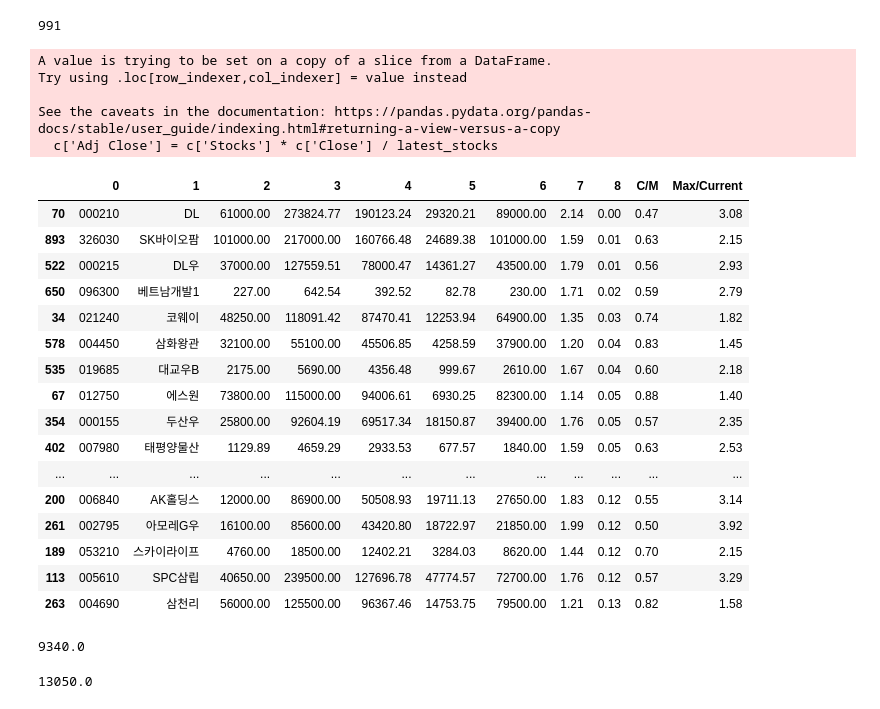
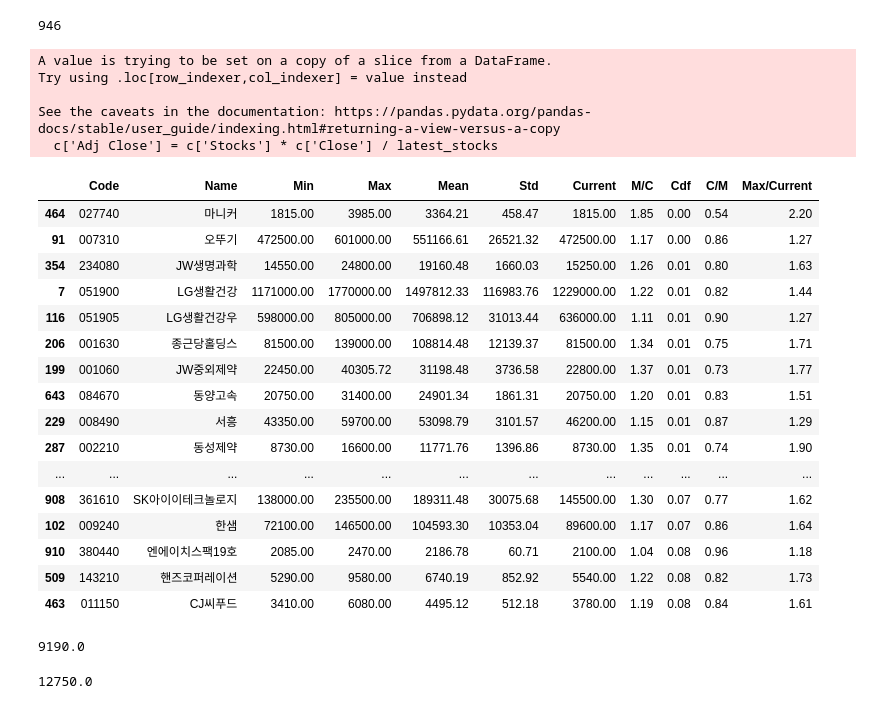
Before and after one commit to yisj/marcap-notes, a Jupyter notebook: K-today.ipynb, the cells around one changed output. Saved outputs shown, nothing was run; the diff lists cells and outputs as text; code cells hidden in the pictures.

```diff
--- a/K-today.ipynb
+++ b/K-today.ipynb
@@ -2,11 +2,12 @@
 # 우량주 분석
 import datetime
 # today=  datetime.datetime.now()
-today = datetime.datetime.strptime('2021-03-29', '%Y-%m-%d')
+today = datetime.datetime.strptime('2021-11-05', '%Y-%m-%d')
 
 first = '1995-05-02'
 m6_ago = today - datetime.timedelta(days=183)
 y1_ago = today - datetime.timedelta(days=365)
+y1_5_ago = today - datetime.timedelta(days=(365+183))
 y2_ago = today - datetime.timedelta(days=2*365)
 y3_ago  = today  - datetime.timedelta(days=3*365)
 y4_ago  = today  - datetime.timedelta(days=4*365)
@@ -20,6 +21,7 @@ today = today.strftime('%Y-%m-%d')
 
 m6_ago = m6_ago.strftime('%Y-%m-%d')
 y1_ago = y1_ago.strftime('%Y-%m-%d')
+y1_5_ago = y1_5_ago.strftime('%Y-%m-%d')
 y2_ago = y2_ago.strftime('%Y-%m-%d')
 y3_ago = y3_ago.strftime('%Y-%m-%d')
 y4_ago = y4_ago.strftime('%Y-%m-%d')
@@ -30,5 +32,5 @@ y7_ago = y7_ago.strftime('%Y-%m-%d')
 
 y8_ago = y8_ago.strftime('%Y-%m-%d')
 y10_ago = y10_ago.strftime('%Y-%m-%d')
-y1_ago
+y1_5_ago
 # %% [output]
@@ -61,6 +63,8 @@ df['Dept'].unique()
 df.reset_index(inplace=True)
 # %%
 df1 = df[df['Date']>y1_ago]
+df1_5 = df[df['Date']>y1_5_ago]
+
 df2 = df[df['Date']>y2_ago]
 df3 = df[df['Date']>y3_ago]
 df4 = df[df['Date']>y4_ago]
@@ -72,11 +76,12 @@ df7 = df[df['Date']>y7_ago]
 df8 = df[df['Date']>y8_ago]
 df10 = df[df['Date']>y10_ago]
 
-df1_10 = df[df['Date']>y10_ago]
-df1_10 = df1_10[df1_10['Date']<y1_ago]
-df1_5 = df[df['Date']>y5_ago]
-df1_5 = df1_5[df1_5['Date']<y1_ago]
+# df1_10 = df[df['Date']>y10_ago]
+# df1_10 = df1_10[df1_10['Date']<y1_ago]
+# df1_5 = df[df['Date']>y5_ago]
+# df1_5 = df1_5[df1_5['Date']<y1_ago]
 # %%
 dm6 = df[df['Date']>m6_ago]
 # %%
-d = df5
+d = df1_5
+d
@@ -87,7 +121,7 @@ codes = wuryang['Code'].unique()
 # %%
 len(codes)
 # %% [output]
-991
+946
 # %%
 data = list()
 import scipy.stats
@@ -118,37 +152,37 @@ See the caveats in the documentation: https://pandas.pydata.org/pandas-docs/stab
   c['Adj Close'] = c['Stocks'] * c['Close'] / latest_stocks
 # %%
 columns = ['Code', 'Name', 'Min', 'Max', 'Mean', 'Std', 'Current', 'M/C', 'Cdf']
-wdf = pd.DataFrame(data)
-wdf['C/M'] = 1 / wdf[7]
-wdf['Max/Current'] = wdf[3]/wdf[6]
-wdf.sort_values([8], ascending=[True]).to_csv('kospi-%s.csv' % today)
-wdf.sort_values([8], ascending=[True]).head(60)
+wdf = pd.DataFrame(data,columns=['Code', 'Name', 'Min', 'Max', 'Mean', 'Std', 'Current', 'M/C', 'Cdf'] )
+wdf['C/M'] = 1 / wdf['M/C']
+wdf['Max/Current'] = wdf['Max']/wdf['Current']
+wdf.sort_values(['Cdf'], ascending=[True]).to_csv('kospi-1.5Y-%s.csv' % today)
+wdf.sort_values(['Cdf'], ascending=[True]).head(60)
 # %% [output]
-|  | 0 | 1 | 2 | 3 | 4 | 5 | 6 | 7 | 8 | C/M | Max/Current |
-| 70 | 000210 | DL | 61000.00 | 273824.77 | 190123.24 | 29320.21 | 89000.00 | 2.14 | 0.00 | 0.47 | 3.08 |
-| 893 | 326030 | SK바이오팜 | 101000.00 | 217000.00 | 160766.48 | 24689.38 | 101000.00 | 1.59 | 0.01 | 0.63 | 2.15 |
-| 522 | 000215 | DL우 | 37000.00 | 127559.51 | 78000.47 | 14361.27 | 43500.00 | 1.79 | 0.01 | 0.56 | 2.93 |
-| 650 | 096300 | 베트남개발1 | 227.00 | 642.54 | 392.52 | 82.78 | 230.00 | 1.71 | 0.02 | 0.59 | 2.79 |
-| 34 | 021240 | 코웨이 | 48250.00 | 118091.42 | 87470.41 | 12253.94 | 64900.00 | 1.35 | 0.03 | 0.74 | 1.82 |
-| 578 | 004450 | 삼화왕관 | 32100.00 | 55100.00 | 45506.85 | 4258.59 | 37900.00 | 1.20 | 0.04 | 0.83 | 1.45 |
-| 535 | 019685 | 대교우B | 2175.00 | 5690.00 | 4356.48 | 999.67 | 2610.00 | 1.67 | 0.04 | 0.60 | 2.18 |
-| 67 | 012750 | 에스원 | 73800.00 | 115000.00 | 94006.61 | 6930.25 | 82300.00 | 1.14 | 0.05 | 0.88 | 1.40 |
-| 354 | 000155 | 두산우 | 25800.00 | 92604.19 | 69517.34 | 18150.87 | 39400.00 | 1.76 | 0.05 | 0.57 | 2.35 |
-| 402 | 007980 | 태평양물산 | 1129.89 | 4659.29 | 2933.53 | 677.57 | 1840.00 | 1.59 | 0.05 | 0.63 | 2.53 |
+|  | Code | Name | Min | Max | Mean | Std | Current | M/C | Cdf | C/M | Max/Current |
+| 464 | 027740 | 마니커 | 1815.00 | 3985.00 | 3364.21 | 458.47 | 1815.00 | 1.85 | 0.00 | 0.54 | 2.20 |
+| 91 | 007310 | 오뚜기 | 472500.00 | 601000.00 | 551166.61 | 26521.32 | 472500.00 | 1.17 | 0.00 | 0.86 | 1.27 |
+| 354 | 234080 | JW생명과학 | 14550.00 | 24800.00 | 19160.48 | 1660.03 | 15250.00 | 1.26 | 0.01 | 0.80 | 1.63 |
+| 7 | 051900 | LG생활건강 | 1171000.00 | 1770000.00 | 1497812.33 | 116983.76 | 1229000.00 | 1.22 | 0.01 | 0.82 | 1.44 |
+| 116 | 051905 | LG생활건강우 | 598000.00 | 805000.00 | 706898.12 | 31013.44 | 636000.00 | 1.11 | 0.01 | 0.90 | 1.27 |
+| 206 | 001630 | 종근당홀딩스 | 81500.00 | 139000.00 | 108814.48 | 12139.37 | 81500.00 | 1.34 | 0.01 | 0.75 | 1.71 |
+| 199 | 001060 | JW중외제약 | 22450.00 | 40305.72 | 31198.48 | 3736.58 | 22800.00 | 1.37 | 0.01 | 0.73 | 1.77 |
+| 643 | 084670 | 동양고속 | 20750.00 | 31400.00 | 24901.34 | 1861.31 | 20750.00 | 1.20 | 0.01 | 0.83 | 1.51 |
+| 229 | 008490 | 서흥 | 43350.00 | 59700.00 | 53098.79 | 3101.57 | 46200.00 | 1.15 | 0.01 | 0.87 | 1.29 |
+| 287 | 002210 | 동성제약 | 8730.00 | 16600.00 | 11771.76 | 1396.86 | 8730.00 | 1.35 | 0.01 | 0.74 | 1.90 |
 | ... | ... | ... | ... | ... | ... | ... | ... | ... | ... | ... | ... |
-| 200 | 006840 | AK홀딩스 | 12000.00 | 86900.00 | 50508.93 | 19711.13 | 27650.00 | 1.83 | 0.12 | 0.55 | 3.14 |
-| 261 | 002795 | 아모레G우 | 16100.00 | 85600.00 | 43420.80 | 18722.97 | 21850.00 | 1.99 | 0.12 | 0.50 | 3.92 |
-| 189 | 053210 | 스카이라이프 | 4760.00 | 18500.00 | 12402.21 | 3284.03 | 8620.00 | 1.44 | 0.12 | 0.70 | 2.15 |
-| 113 | 005610 | SPC삼립 | 40650.00 | 239500.00 | 127696.78 | 47774.57 | 72700.00 | 1.76 | 0.12 | 0.57 | 3.29 |
-| 263 | 004690 | 삼천리 | 56000.00 | 125500.00 | 96367.46 | 14753.75 | 79500.00 | 1.21 | 0.13 | 0.82 | 1.58 |
+| 908 | 361610 | SK아이이테크놀로지 | 138000.00 | 235500.00 | 189311.48 | 30075.68 | 145500.00 | 1.30 | 0.07 | 0.77 | 1.62 |
+| 102 | 009240 | 한샘 | 72100.00 | 146500.00 | 104593.30 | 10353.04 | 89600.00 | 1.17 | 0.07 | 0.86 | 1.64 |
+| 910 | 380440 | 엔에이치스팩19호 | 2085.00 | 2470.00 | 2186.78 | 60.71 | 2100.00 | 1.04 | 0.08 | 0.96 | 1.18 |
+| 509 | 143210 | 핸즈코퍼레이션 | 5290.00 | 9580.00 | 6740.19 | 852.92 | 5540.00 | 1.22 | 0.08 | 0.82 | 1.73 |
+| 463 | 011150 | CJ씨푸드 | 3410.00 | 6080.00 | 4495.12 | 512.18 | 3780.00 | 1.19 | 0.08 | 0.84 | 1.61 |
 # %%
 df[df['Code'] == '003380'].iloc[-1]['Close']
 # %% [output]
-9340.0
+9190.0
 # %%
 df[df['Code'] == '054800'].iloc[-1]['Close']
 # %% [output]
-13050.0
+12750.0
 # %%
 df[df['Code'] == '054950'].iloc[-1]
 # %% [output]
```
Also changed, not shown: parts of 4 cells of this notebook, 27 other files.
